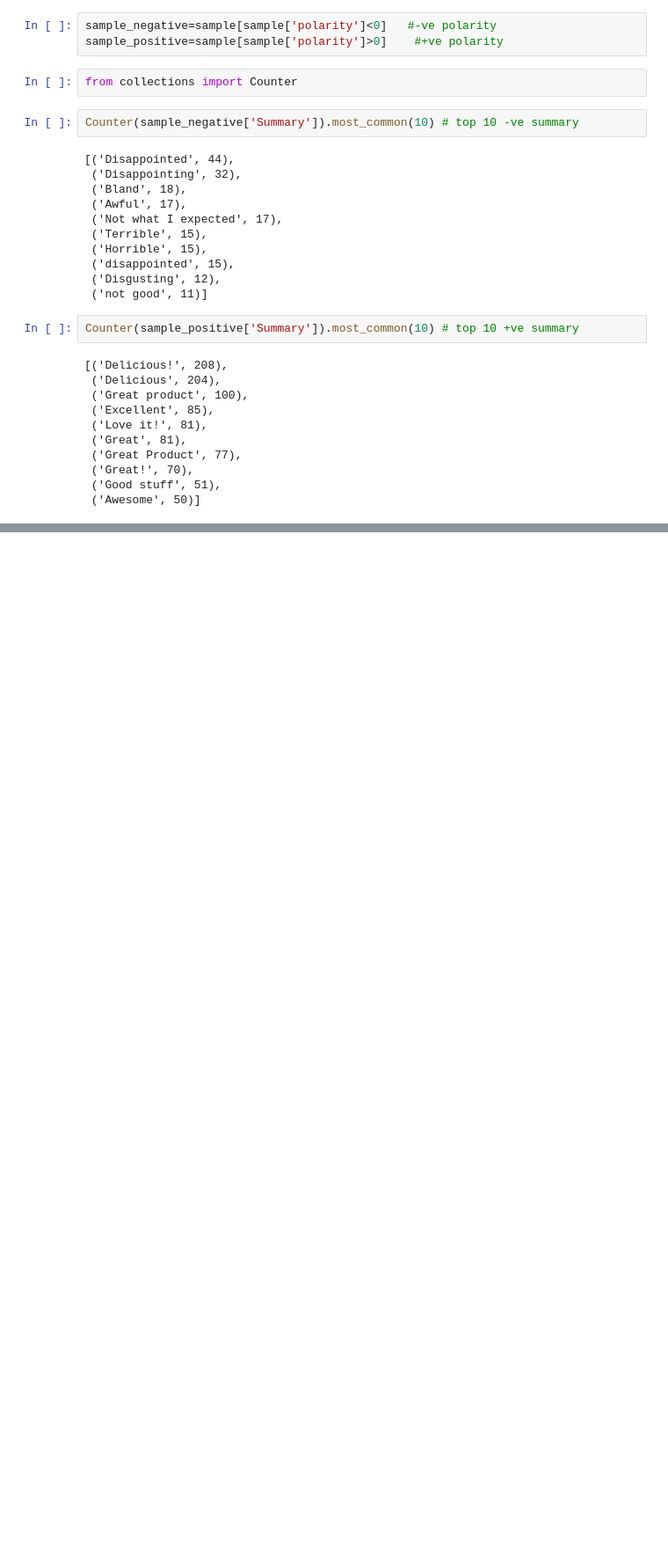
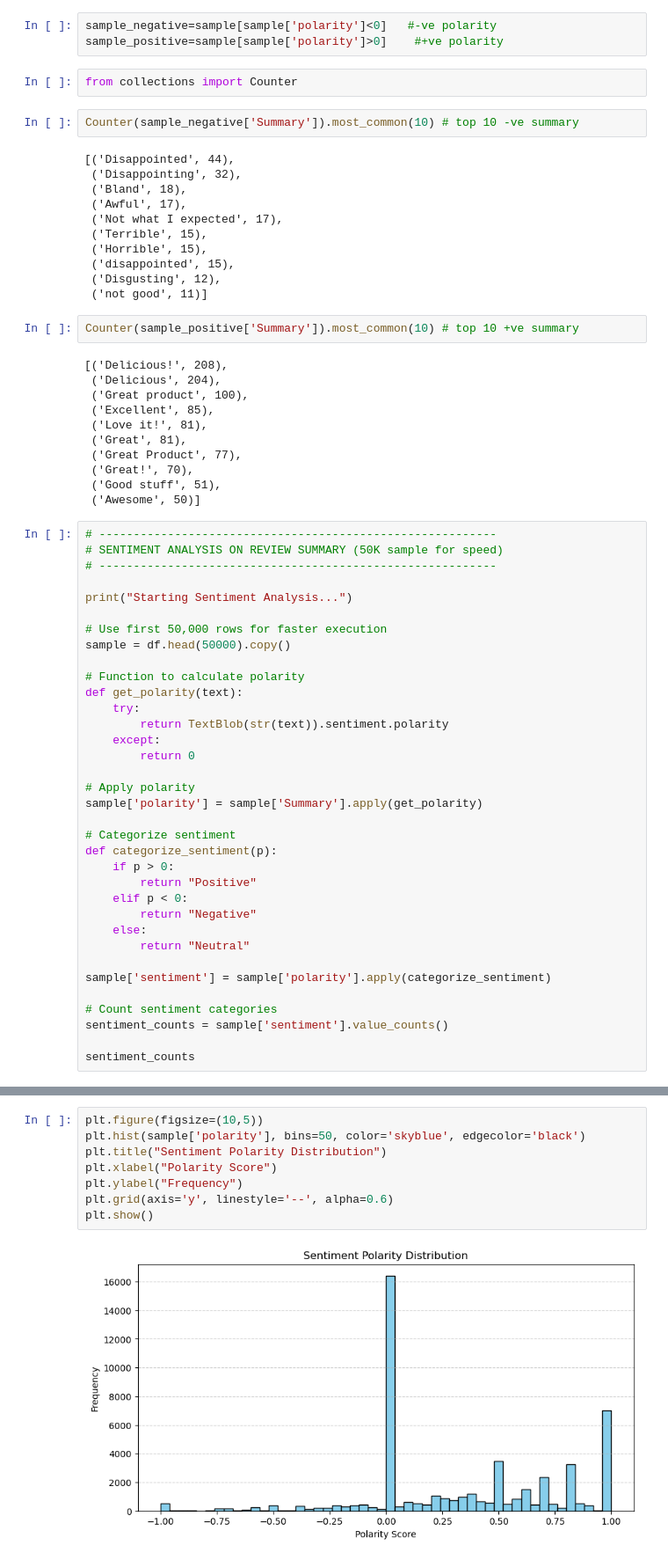
Before and after one commit to Pallab1995/amazon-review-sentiment-analysis, a Jupyter notebook: Amazon CustomerData_Analysis_Pallab.ipynb, the cells around one changed output, grey strips where cells are left out. Shown: that part at 88% size. Saved outputs shown, nothing was run; the diff lists cells and outputs as text; blank space fills up the shorter version.

```diff
--- a/Amazon CustomerData_Analysis_Pallab.ipynb
+++ b/Amazon CustomerData_Analysis_Pallab.ipynb
@@ -608,3 +608,38 @@ Counter(sample_positive['Summary']).most_common(10) # top 10 +ve summary
  ('Great!', 70),
  ('Good stuff', 51),
  ('Awesome', 50)]
+# %%
+# ----------------------------------------------------------
+# SENTIMENT ANALYSIS ON REVIEW SUMMARY (50K sample for speed)
+# ----------------------------------------------------------
+
+print("Starting Sentiment Analysis...")
+
+# Use first 50,000 rows for faster execution
+sample = df.head(50000).copy()
+
+# Function to calculate polarity
+def get_polarity(text):
+    try:
+        return TextBlob(str(text)).sentiment.polarity
+    except:
+        return 0
+
+# Apply polarity
+sample['polarity'] = sample['Summary'].apply(get_polarity)
+
+# Categorize sentiment
+def categorize_sentiment(p):
+    if p > 0:
+        return "Positive"
+    elif p < 0:
+        return "Negative"
+    else:
+        return "Neutral"
+
+sample['sentiment'] = sample['polarity'].apply(categorize_sentiment)
+
+# Count sentiment categories
+sentiment_counts = sample['sentiment'].value_counts()
+
+sentiment_counts
@@ -610,0 +653,10 @@ Counter(sample_positive['Summary']).most_common(10) # top 10 +ve summary
+# %%
+plt.figure(figsize=(10,5))
+plt.hist(sample['polarity'], bins=50, color='skyblue', edgecolor='black')
+plt.title("Sentiment Polarity Distribution")
+plt.xlabel("Polarity Score")
+plt.ylabel("Frequency")
+plt.grid(axis='y', linestyle='--', alpha=0.6)
+plt.show()
+# %% [output]
+[figure, added]
```
Also changed, not shown: parts of 4 cells of this notebook, 6 other files.
